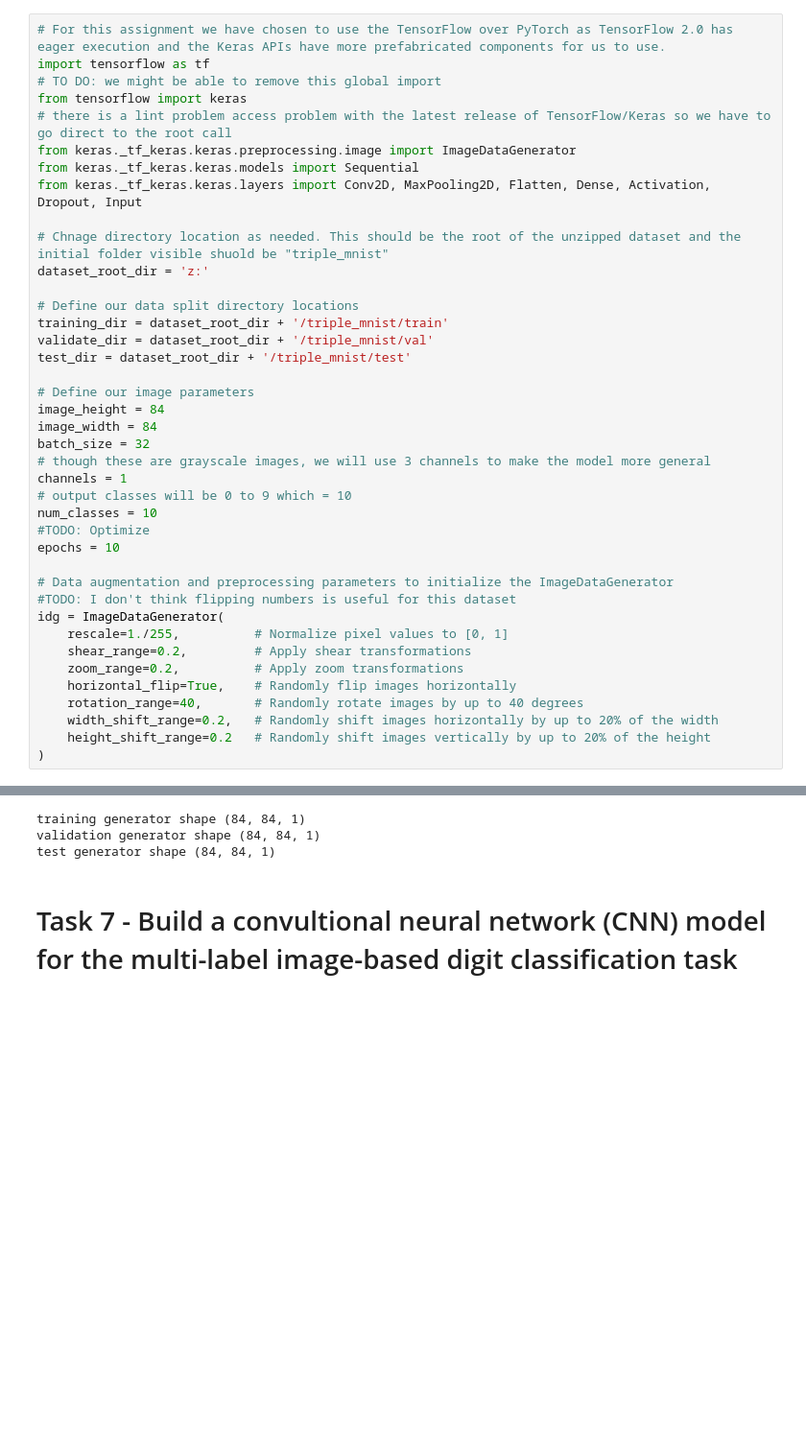
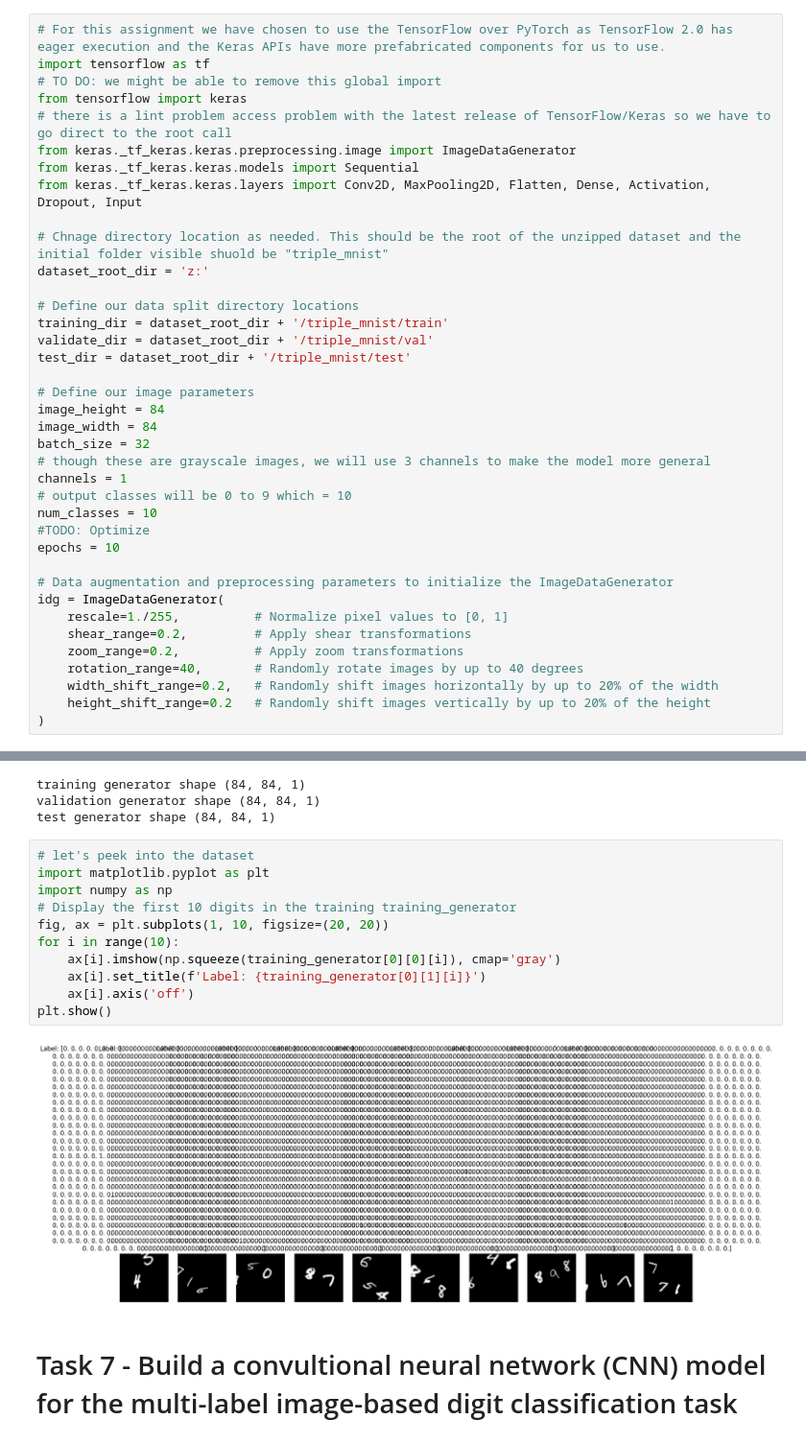
Before and after one commit to chrismintz1/Public, a Jupyter notebook: module 3 final assignment/final assignment part 2.ipynb, the cells around one changed output, grey strips where cells are left out. Shown: that part at 96% size. Cells and saved outputs as stored; diff of their text form; blank space fills up the shorter version.

Commit message:
Looking into the dataset to see what is going on with the labels.

```diff
--- a/module 3 final assignment/final assignment part 2.ipynb
+++ b/module 3 final assignment/final assignment part 2.ipynb
@@ -46,12 +46,10 @@ num_classes = 10
 epochs = 10
 
 # Data augmentation and preprocessing parameters to initialize the ImageDataGenerator
-#TODO: I don't think flipping numbers is useful for this dataset
 idg = ImageDataGenerator(
     rescale=1./255,          # Normalize pixel values to [0, 1]
     shear_range=0.2,         # Apply shear transformations
     zoom_range=0.2,          # Apply zoom transformations
-    horizontal_flip=True,    # Randomly flip images horizontally
     rotation_range=40,       # Randomly rotate images by up to 40 degrees
     width_shift_range=0.2,   # Randomly shift images horizontally by up to 20% of the width
     height_shift_range=0.2   # Randomly shift images vertically by up to 20% of the height
@@ -99,6 +97,19 @@ print(f'test generator shape {test_generator.image_shape}')
 training generator shape (84, 84, 1)
 validation generator shape (84, 84, 1)
 test generator shape (84, 84, 1)
+# %%
+# let's peek into the dataset
+import matplotlib.pyplot as plt
+import numpy as np
+# Display the first 10 digits in the training training_generator
+fig, ax = plt.subplots(1, 10, figsize=(20, 20))
+for i in range(10):
+    ax[i].imshow(np.squeeze(training_generator[0][0][i]), cmap='gray')
+    ax[i].set_title(f'Label: {training_generator[0][1][i]}')
+    ax[i].axis('off')
+plt.show()
+# %% [output]
+[figure, added]
 # %% [markdown]
 # Task 7 - Build a convultional neural network (CNN) model for the multi-label image-based digit classification task
 # %%
```
Also changed, not shown: parts of 1 cell of this notebook.
